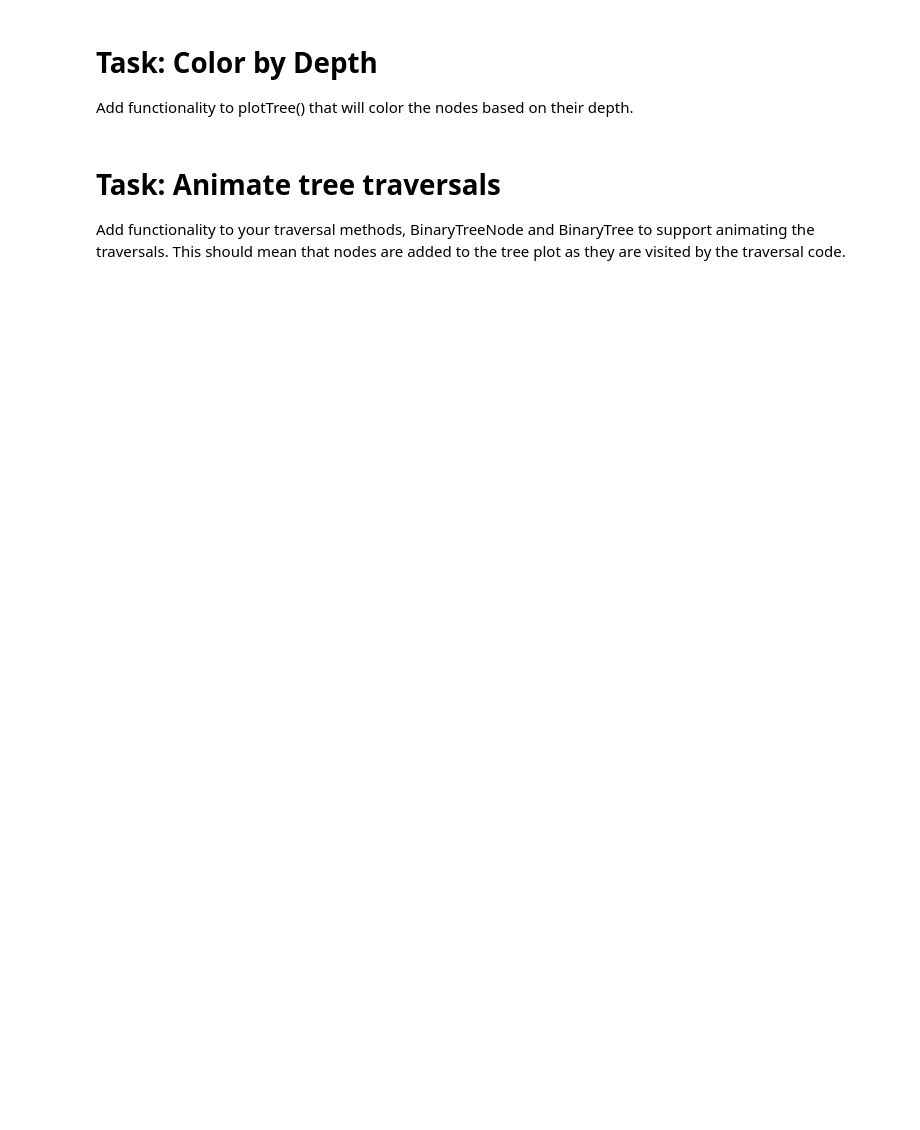
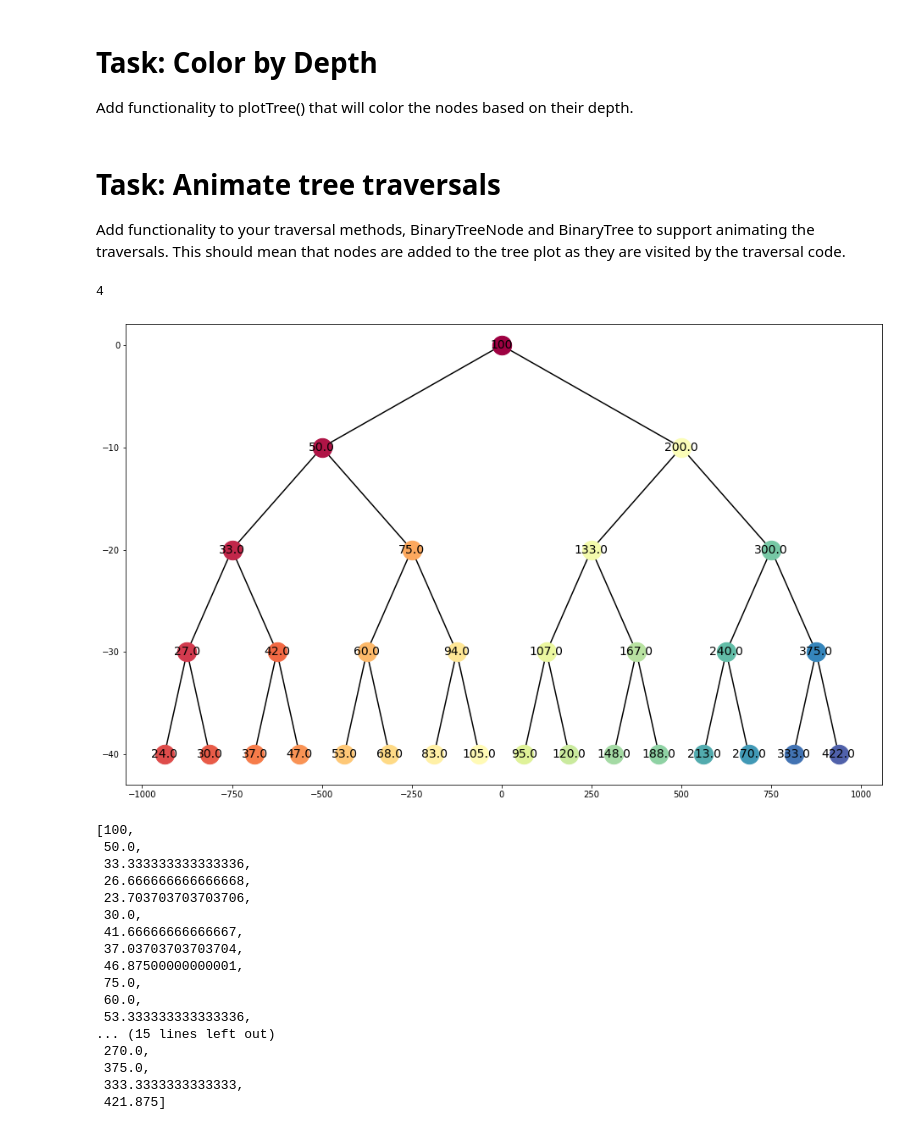
Before and after one commit to dstorer/ElliottPython, a Jupyter notebook: Visualization.ipynb, the cells around one changed output. Cells and saved outputs as stored; diff of their text form; code cells hidden in the pictures; blank space fills up the shorter version.

```diff
--- a/Visualization.ipynb
+++ b/Visualization.ipynb
@@ -434,8 +447,9 @@ class Queue:
 def preOrder(node, orderedList=[], disp=False):
     orderedList.append(node.data)
     if disp:
-        node.ax = None
-        node.plotTree(colorBy='traverseInd',ind=len(orderedList)-1)
+        node.kwargs['colorscheme'] = 'byindex'
+        node.kwargs['nodeIndex'] = len(orderedList)-1
+        node.plotTree()
     if node.hasLeft():
         preOrder(node.leftChild, orderedList, disp=disp)
     if node.hasRight():
@@ -448,16 +462,12 @@ def postOrder(node,orderedList=[],disp=False):
     if node.hasRight():
         postOrder(node.rightChild,orderedList,disp=disp)
     orderedList.append(node.data)
-    if disp:
-        node.plotTree(colorBy='traverseInd',ind=len(orderedList)-1)
     return orderedList
 
 def inOrder(node,orderedList=[],disp=False):
     if node.hasLeft():
         inOrder(node.leftChild,orderedList,disp=disp)
     orderedList.append(node.data)
-    if disp:
-        node.plotTree(colorBy='traverseInd',ind=len(orderedList)-1)
     if node.hasRight():
         inOrder(node.rightChild,orderedList,disp=disp)
     return orderedList
@@ -475,15 +485,48 @@ def bft(root):
     return orderedList
 # %%
 def addRight(node):
-    val = ?
+    val = node.data*(1+((1/2)**node.depth))
     right = node.setRight(val)
     return right
 def addLeft(node):
-    val = ?
+    val = node.data/(1+((1/2)**node.depth))
     left = node.setLeft(val)
     return left
 def populateCompleteTree(rootVal,nNodes):
     root = BinaryTreeNode(rootVal)
     tree = root.tree
     #Write code to populate a binary complete tree with nNodes number of nodes.
+    leaves = [root]
+    while root.tree.numNodes < nNodes:
+        node = leaves.pop(0)
+        right = addRight(node)
+        left = addLeft(node)
+        leaves.append(right)
+        leaves.append(left)
     return root, tree
+
+root, tree = populateCompleteTree(100,31)
+tree.height
+# %% [output]
+4
+# %%
+preOrder(root,disp=True)
+# %% [output]
+[figure, added]
+[100,
+ 50.0,
+ 33.333333333333336,
+ 26.666666666666668,
+ 23.703703703703706,
+ 30.0,
+ 41.66666666666667,
+ 37.03703703703704,
+ 46.87500000000001,
+ 75.0,
+ 60.0,
+ 53.333333333333336,
+... (15 lines left out)
+ 270.0,
+ 375.0,
+ 333.3333333333333,
+ 421.875]
```
Also changed, not shown: parts of 3 cells of this notebook.
